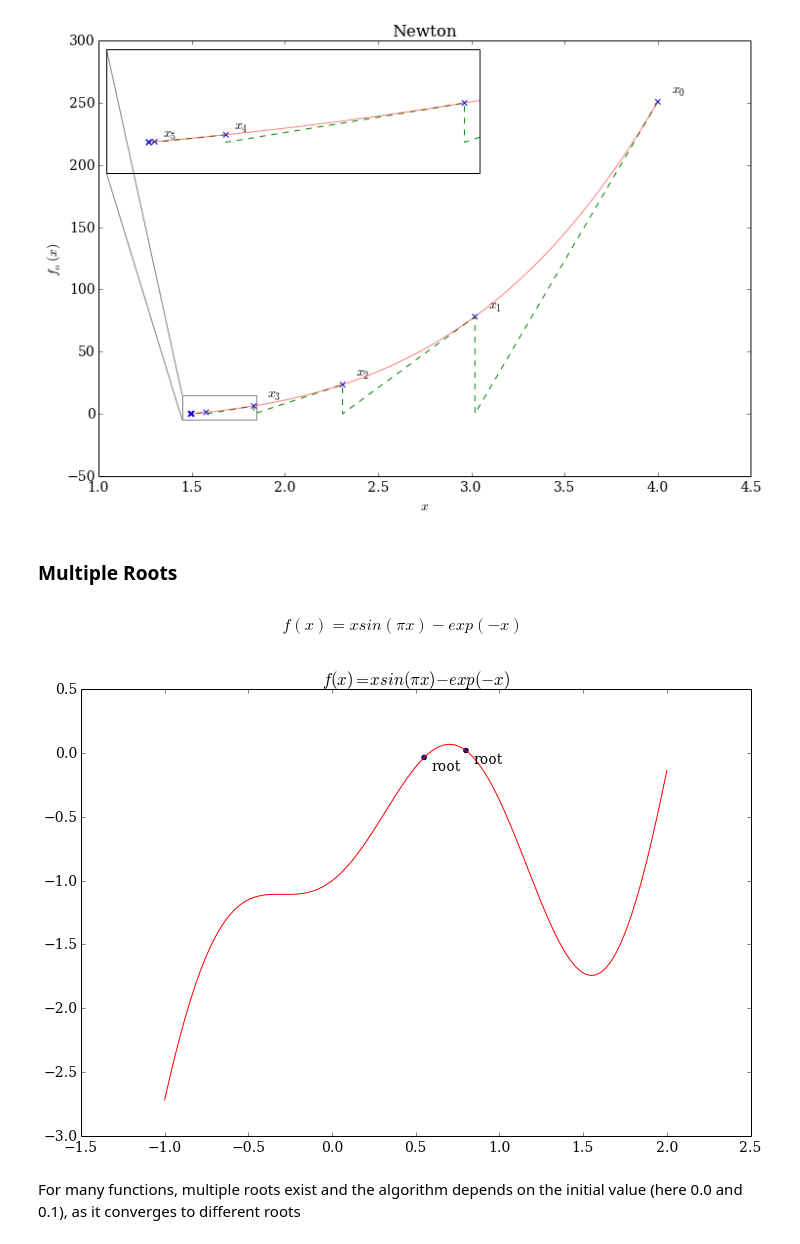
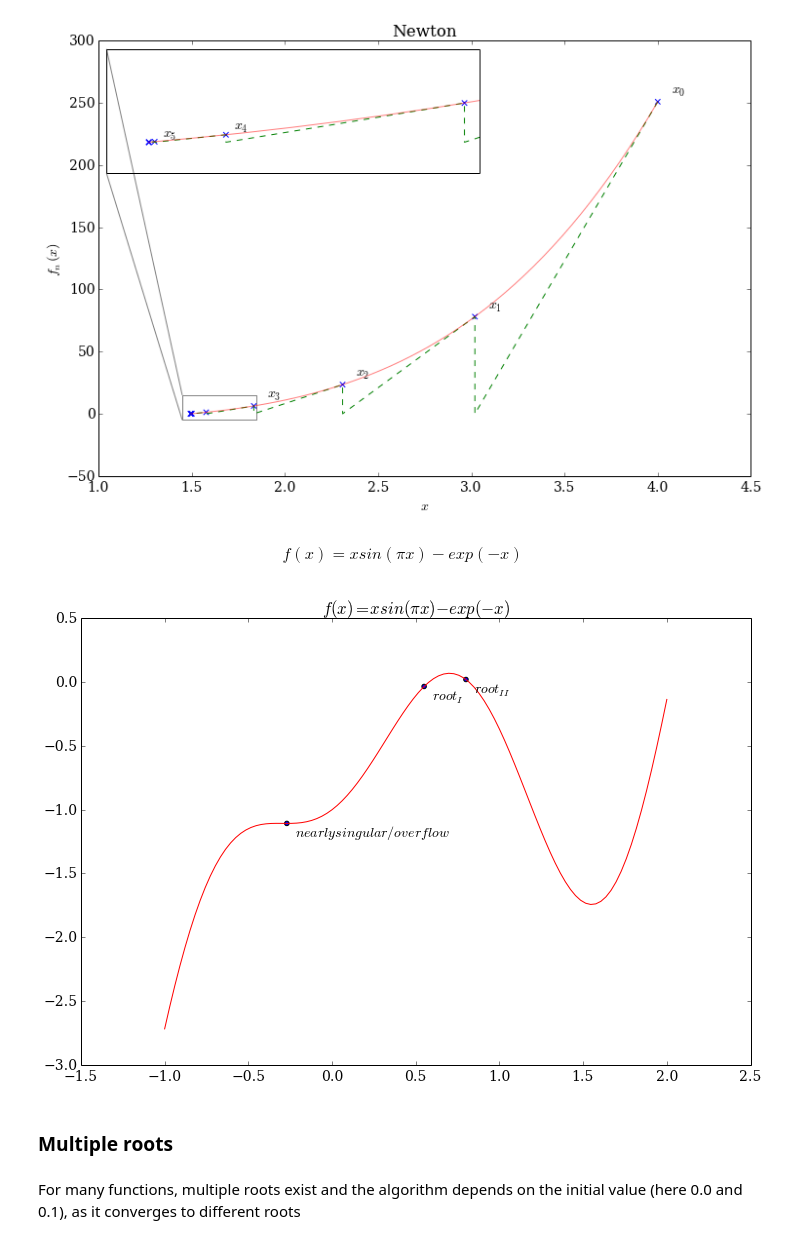
Before and after one commit to philippslang/nummet_I, a Jupyter notebook: NonLinearRoots.ipynb, the cells around one changed output. Saved outputs shown, nothing was run; the diff lists cells and outputs as text; code cells hidden in the pictures.

```diff
--- a/NonLinearRoots.ipynb
+++ b/NonLinearRoots.ipynb
@@ -366,8 +366,6 @@ x0 = 4.0
 esenummet.plot_newton_convergence_pattern(f0, 1E-8, x0, 1E-7, 3, loc0=2, loc1=3, loc2=2, zoom=5, ixmin=1.45, ixmax=1.85, iymin=-5, iymax=15)
 # %% [output]
 [figure]
-# %% [markdown]
-### Multiple Roots
 # %% [markdown]
 \begin{equation}
 f(x) = x sin(\pi x)-exp(-x)
@@ -381,14 +376,20 @@ y = f1(x)
 # %%
+x = np.linspace(-1, 2, 100)
+y = f1(x)
+
 fig, ax = plt.subplots()
 ax.plot(x, y, color='r')
-xs = [0.8, 0.55]
+xs = [0.55, 0.8, -0.27]
+texts = ['$root_I$', '$root_{II}$', '$nearly singular/overflow$']
 for i in range(len(xs)):
     ax.scatter([xs[i]], [f1(xs[i])])
-    ax.text(xs[i]+0.05, f1(xs[i])-0.1, 'root')
+    ax.text(xs[i]+0.05, f1(xs[i])-0.1, texts[i])
 plt.title('$f(x)= x sin(\pi x) - exp(-x)$')
 plt.show()
 # %% [output]
-[figure, old version]
+[figure, new version]
+# %% [markdown]
+### Multiple roots
 # %% [markdown]
 For many functions, multiple roots exist and the algorithm depends on the initial value (here 0.0 and 0.1), as it converges to different roots
 # %%
```
Also changed, not shown: parts of 7 cells of this notebook.
